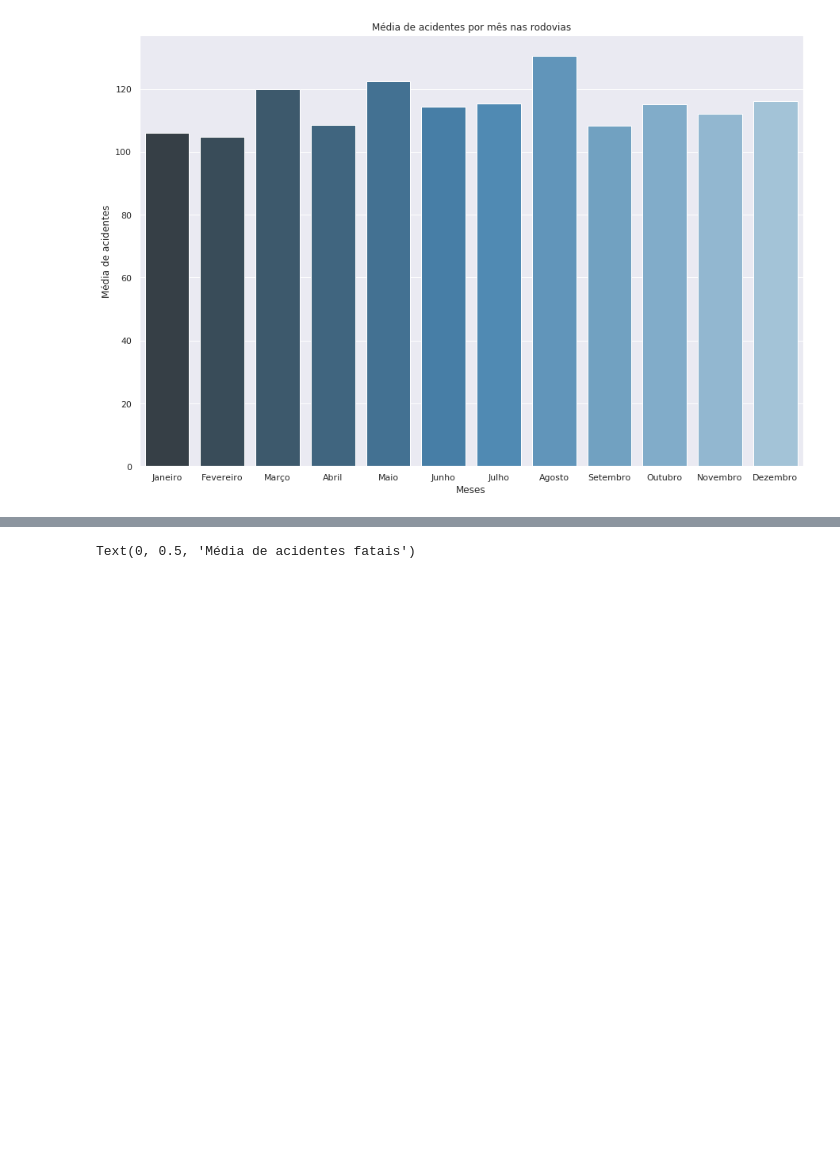
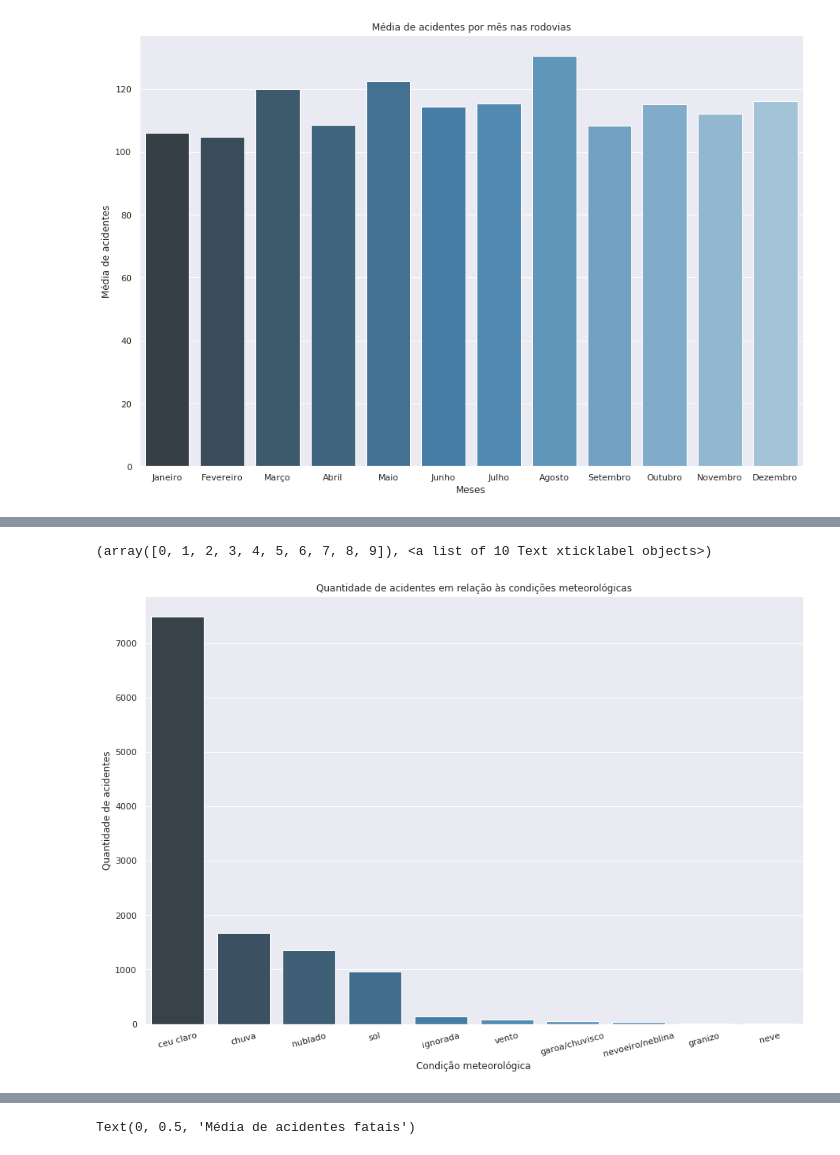
Before and after one commit to IagoCarvalho/tcc_scripts, a Jupyter notebook: QP02-Analysis.ipynb, the cells around one changed output, grey strips where cells are left out. Saved outputs shown, nothing was run; the diff lists cells and outputs as text; code cells hidden in the pictures; blank space fills up the shorter version.

```diff
--- a/QP02-Analysis.ipynb
+++ b/QP02-Analysis.ipynb
@@ -106,0 +134,9 @@ Text(0, 0.5, 'Média de acidentes')
+# %%
+# Os dados de condicoes meteorologicas possuem labels iguais, mas formatadas de maneira diferente.
+df_acidentes_rodovias_2010_2019['condicao_metereologica'] = df_acidentes_rodovias_2010_2019['condicao_metereologica'].str.lower()
+padroniza_condicao_metereologica(df_acidentes_rodovias_2010_2019, 'condicao_metereologica', 'é', 'e')
+padroniza_condicao_metereologica(df_acidentes_rodovias_2010_2019, 'condicao_metereologica', ' ', '')
+padroniza_condicao_metereologica(df_acidentes_rodovias_2010_2019, 'condicao_metereologica', 'uc', 'u c')
+padroniza_condicao_metereologica(df_acidentes_rodovias_2010_2019, 'condicao_metereologica', 'ignorado', 'ignorada')
+
+df_acidentes_rodovias_2010_2019['condicao_metereologica'].unique().tolist()
@@ -106,0 +154,14 @@ Text(0, 0.5, 'Média de acidentes')
+# %%
+condicoes_metereologicas = df_acidentes_rodovias_2010_2019.groupby('condicao_metereologica').count().reset_index().sort_values('causa_acidente', ascending=False)
+
+sns.barplot(x = condicoes_metereologicas['condicao_metereologica'],
+            y = condicoes_metereologicas['causa_acidente'],
+            data = condicoes_metereologicas,
+            palette = "Blues_d")
+plt.title("Quantidade de acidentes em relação às condições meteorológicas")
+plt.xlabel("Condição meteorológica")
+plt.ylabel("Quantidade de acidentes")
+plt.xticks(rotation=15)
+# %% [output]
+(array([0, 1, 2, 3, 4, 5, 6, 7, 8, 9]), <a list of 10 Text xticklabel objects>)
+[figure, added]
```
Also changed, not shown: parts of 11 cells of this notebook.
